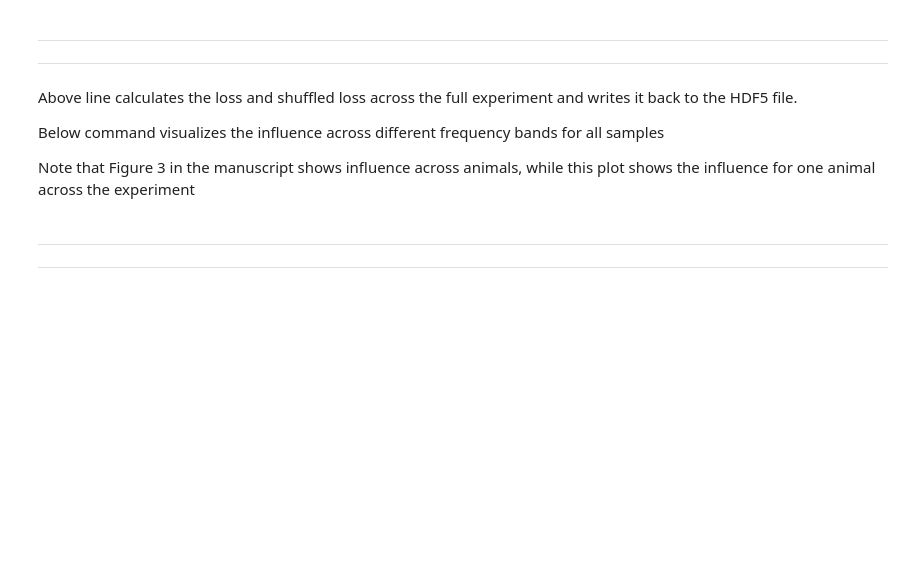
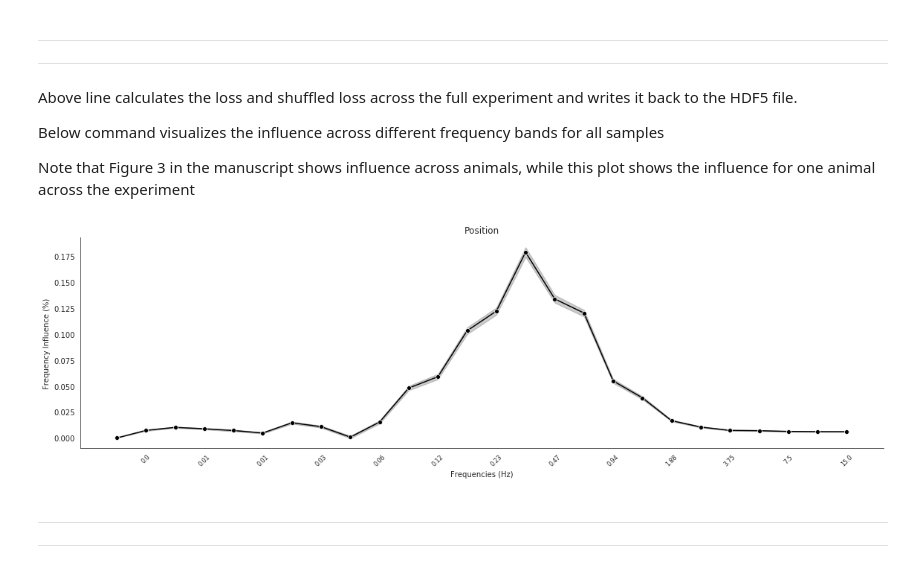
Before and after one commit to CYHSM/DeepInsight, a Jupyter notebook: notebooks/calcium_example.ipynb, the cells around one changed output. Drawn from its saved outputs; the diff is of its cells as text; code cells hidden in the pictures; blank space fills up the shorter version.

```diff
--- a/notebooks/calcium_example.ipynb
+++ b/notebooks/calcium_example.ipynb
@@ -79,10 +70,6 @@ Now we can train the model.
 The following command uses 5 cross validations to train the models and stores weights in HDF5 files
 # %%
 # Define loss functions and train model
-loss_functions = {'position' : 'euclidean_loss',
-                  'head_direction' : 'cyclical_mae_rad',
-                  'speed' : 'mae'}
-loss_weights = {'position' : 1,
-                'head_direction' : 25,
-                'speed' : 2}
+loss_functions = {'sin_cos' : 'mse'}
+loss_weights = {'sin_cos' : 1}
 deepinsight.train.run_from_path(fp_deepinsight, loss_functions, loss_weights)
@@ -103,7 +113,9 @@ Note that Figure 3 in the manuscript shows influence across animals, while this
 # %%
 # Plot influence across behaviours
 deepinsight.visualize.plot_residuals(fp_deepinsight, frequency_spacing=2,
-                                     output_names=['Position', 'Head Direction', 'Speed'])
+                                     output_names=['Position'])
+# %% [output]
+[figure, added]
 # %% [markdown]
 ---
 ---
```
Also changed, not shown: parts of 12 cells of this notebook, 2 other files.
